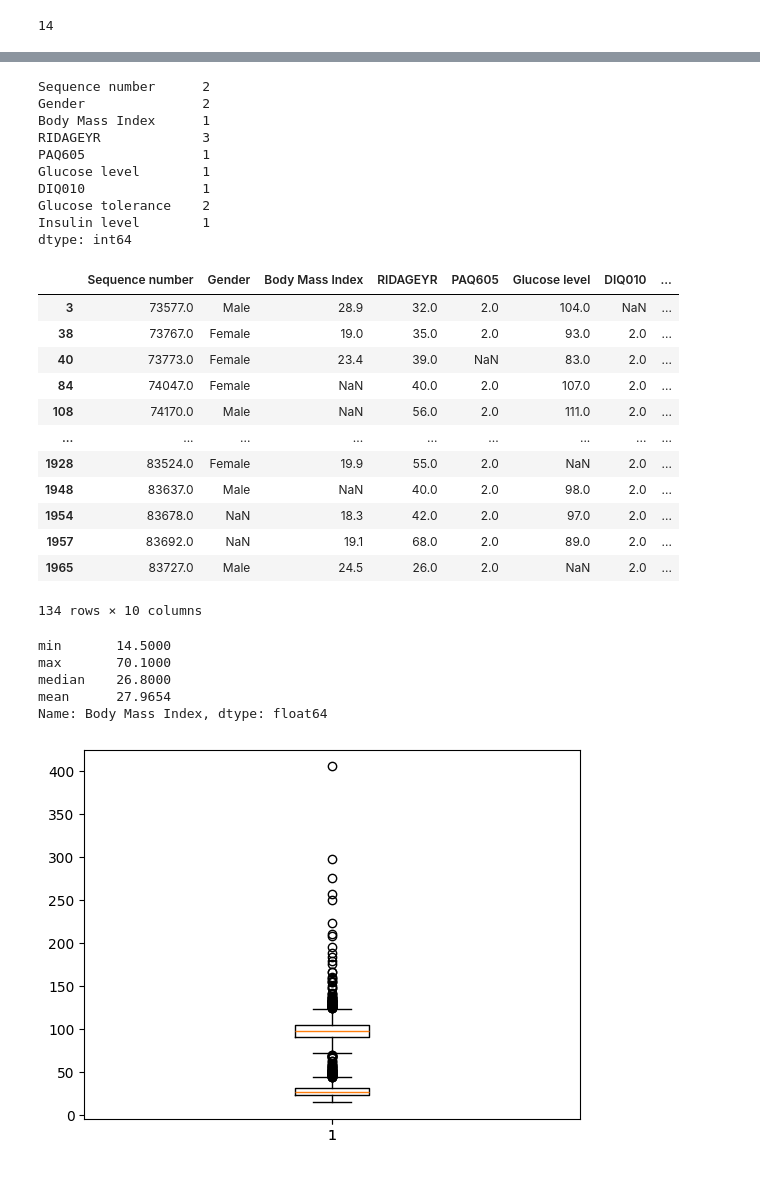
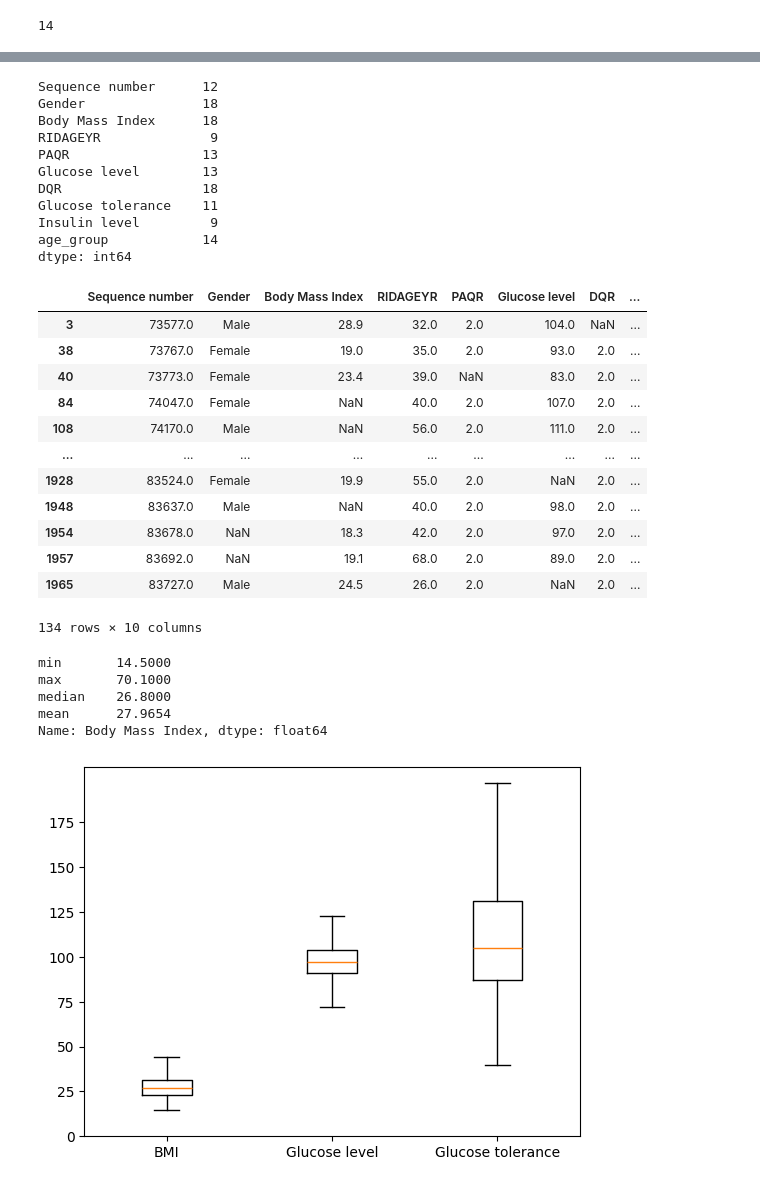
Before and after one commit to umang23567/IITG-Summer-25-Data-Analytics, a Jupyter notebook: Nutrition & Health Survey – Age Prediction Challenge/EDA.ipynb, the cells around one changed output, grey strips where cells are left out. Cells and saved outputs as stored; diff of their text form; code cells hidden in the pictures.

```diff
--- a/Nutrition & Health Survey – Age Prediction Challenge/EDA.ipynb
+++ b/Nutrition & Health Survey – Age Prediction Challenge/EDA.ipynb
@@ -73,7 +72,9 @@ train['age_group'].isnull().sum()
 # %% [output]
 14
 # %%
-train.rename(columns={'PAQ605': 'PAQR', 'DIQ010': 'DQR'})
-test.rename(columns={'PAQ605': 'PAQR', 'DIQ010': 'DQR'})
+train.rename(columns={'PAQ605': 'PAQR', 'DIQ010': 'DQR'},inplace=True)
+test.rename(columns={'PAQ605': 'PAQR', 'DIQ010': 'DQR'},inplace=True)
+
+train
 # %% [output]
 |  | Sequence number | RIDAGEYR | PAQR | Body Mass Index | Glucose level | DQR | Glucose tolerance | ... |
@@ -98,9 +98,9 @@ Index(['Sequence number', 'RIDAGEYR', 'PAQ605', 'Body Mass Index',
       dtype='object')
 # %%
-train=train[['Sequence number', 'Gender', 'Body Mass Index', 'RIDAGEYR', 'PAQ605',
-       'Glucose level', 'DIQ010', 'Glucose tolerance', 'Insulin level',
+train=train[['Sequence number', 'Gender', 'Body Mass Index', 'RIDAGEYR', 'PAQR',
+       'Glucose level', 'DQR', 'Glucose tolerance', 'Insulin level',
        'age_group']]
-test=test[['Sequence number', 'Gender', 'Body Mass Index', 'RIDAGEYR', 'PAQ605',
-       'Glucose level', 'DIQ010', 'Glucose tolerance', 'Insulin level']]
+test=test[['Sequence number', 'Gender', 'Body Mass Index', 'RIDAGEYR', 'PAQR',
+       'Glucose level', 'DQR', 'Glucose tolerance', 'Insulin level']]
 train.head()
 # %% [output]
@@ -125,22 +125,23 @@ Insulin level         9
 age_group            14
 dtype: int64
 # %%
-test.isnull().sum()
+train.isnull().sum()
 # %% [output]
-Sequence number      2
-Gender               2
-Body Mass Index      1
-RIDAGEYR             3
-PAQ605               1
-Glucose level        1
-DIQ010               1
-Glucose tolerance    2
-Insulin level        1
+Sequence number      12
+Gender               18
+Body Mass Index      18
+RIDAGEYR              9
+PAQR                 13
+Glucose level        13
+DQR                  18
+Glucose tolerance    11
+Insulin level         9
+age_group            14
 dtype: int64
 # %%
 train[train.isnull().any(axis=1)]
 # %% [output]
-|  | Sequence number | Gender | Body Mass Index | RIDAGEYR | PAQ605 | Glucose level | DIQ010 | ... |
+|  | Sequence number | Gender | Body Mass Index | RIDAGEYR | PAQR | Glucose level | DQR | ... |
 | 3 | 73577.0 | Male | 28.9 | 32.0 | 2.0 | 104.0 | NaN | ... |
 | 38 | 73767.0 | Female | 19.0 | 35.0 | 2.0 | 93.0 | 2.0 | ... |
 | 40 | 73773.0 | Female | 23.4 | 39.0 | NaN | 83.0 | 2.0 | ... |
@@ -162,9 +163,16 @@ median    26.8000
 mean      27.9654
 Name: Body Mass Index, dtype: float64
 # %%
-# plt.boxplot(train['Body Mass Index'].dropna(),showfliers=True)
-plt.boxplot([train['Body Mass Index'].dropna(),train['Glucose level'].dropna()])
+plt.boxplot([
+    train['Body Mass Index'].dropna(),
+    train['Glucose level'].dropna(),
+    train['Glucose tolerance'].dropna()
+], showfliers=False)
+
+plt.xticks([1,2,3],['BMI','Glucose level','Glucose tolerance'])
+plt.yticks(np.arange(0,200,25))
+
 
 plt.show()
 # %% [output]
-[figure, old version]
+[figure, new version]
```
Also changed, not shown: parts of 16 cells of this notebook, 1 other file.
